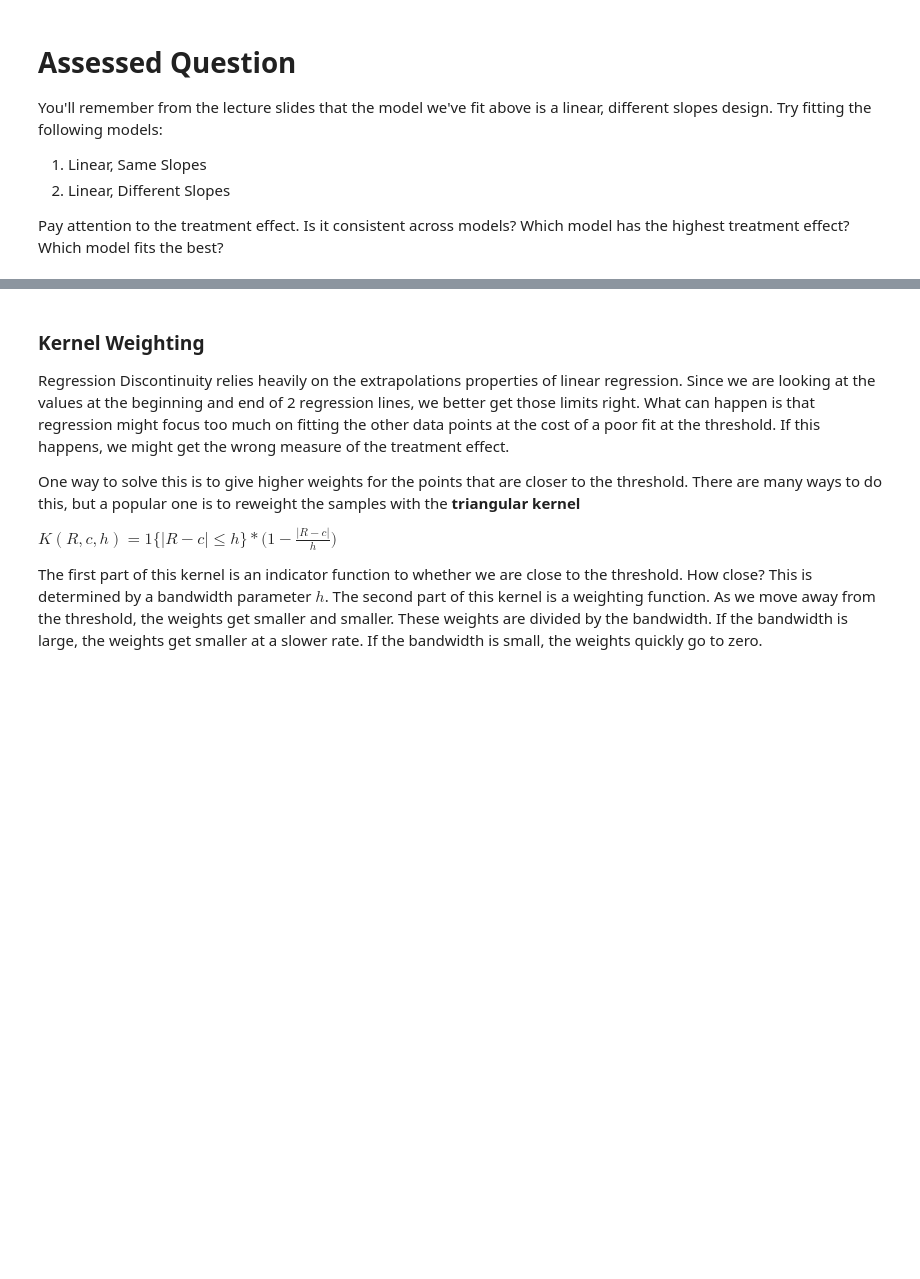
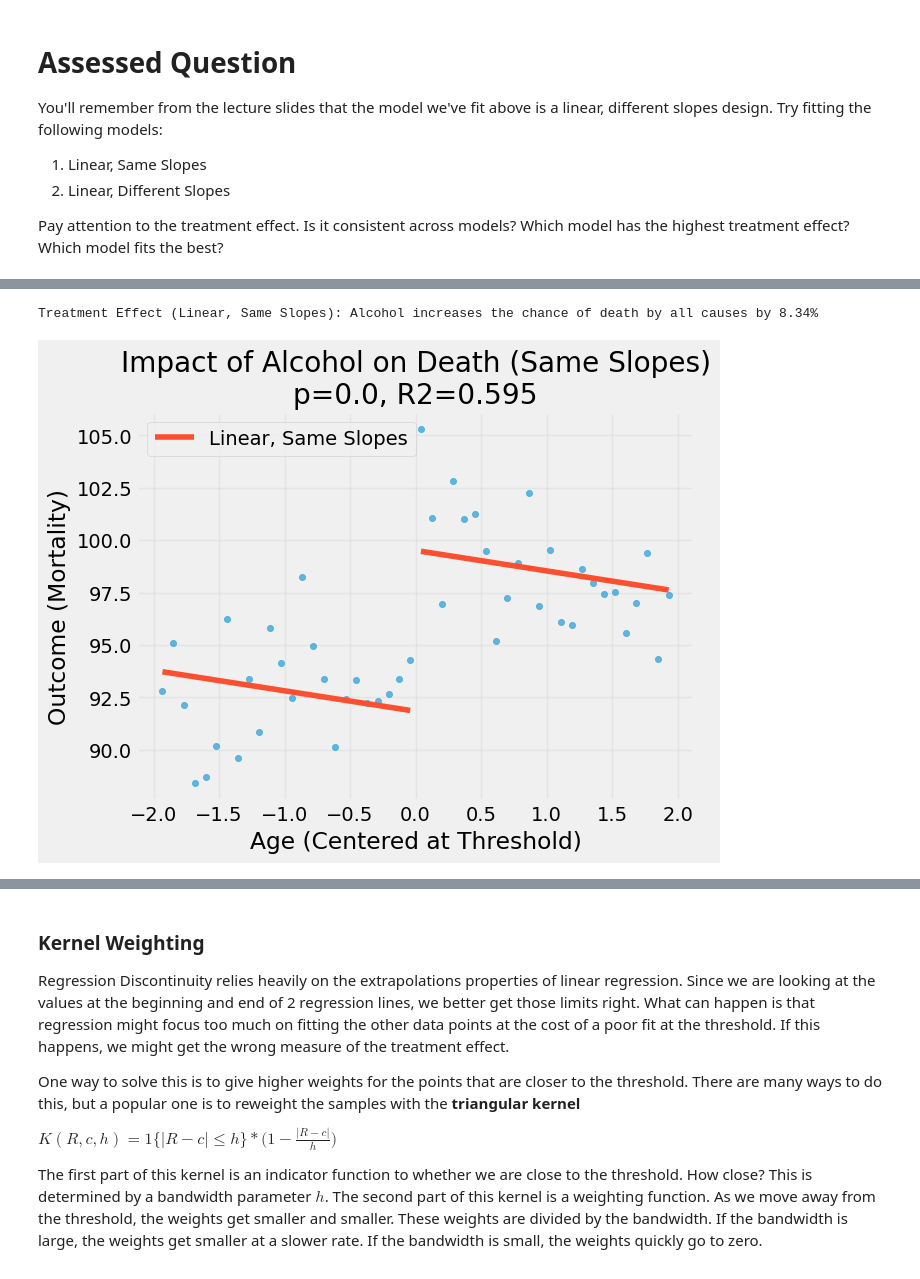
Before and after one commit to yihsun25/QM2, a Jupyter notebook: notebooks/W09. Regression Discontinuity.ipynb, the cells around one changed output, grey strips where cells are left out. Saved outputs shown, nothing was run; the diff lists cells and outputs as text; code cells hidden in the pictures; blank space fills up the shorter version.

```diff
--- a/notebooks/W09. Regression Discontinuity.ipynb
+++ b/notebooks/W09. Regression Discontinuity.ipynb
@@ -236,3 +236,9 @@ You'll remember from the lecture slides that the model we've fit above is a line
 2. Linear, Different Slopes
 
 Pay attention to the treatment effect. Is it consistent across models? Which model has the highest treatment effect? Which model fits the best?
+# %%
+# Model 1: Linear, Same Slopes
+model_same_slopes = smf.wls("all ~ agecell + threshold", rdd_df).fit()
+summary_same_slopes = model_same_slopes.summary()
+
+print(summary_same_slopes)
@@ -238,0 +263,30 @@ Pay attention to the treatment effect. Is it consistent across models? Which mod
+# %%
+ate_same_slopes = 100 * (
+    (model_same_slopes.params["threshold"] + model_same_slopes.params["Intercept"])
+    / model_same_slopes.params["Intercept"]
+    - 1
+)
+print("Treatment Effect (Linear, Same Slopes): Alcohol increases the chance of death by all causes by {}%".format(np.round(ate_same_slopes, 2)))
+# %% [output]
+Treatment Effect (Linear, Same Slopes): Alcohol increases the chance of death by all causes by 8.34%
+# %%
+ax_same_slopes = rdd_df.plot.scatter(x="agecell", y="all", color="C0", alpha=0.6)
+rdd_df.assign(predictions=model_same_slopes.fittedvalues).plot(
+    x="agecell",
+    y="predictions",
+    ax=ax_same_slopes,
+    color="C1",
+    label="Linear, Same Slopes",
+)
+plt.title(
+    f"Impact of Alcohol on Death (Same Slopes)\n"
+    f"p={np.round(model_same_slopes.pvalues['threshold'], 3)}, "
+    f"R2={np.round(model_same_slopes.rsquared, 3)}"
+)
+plt.xlabel("Age (Centered at Threshold)")
+plt.ylabel("Outcome (Mortality)")
+plt.legend()
+plt.grid(alpha=0.3)
+plt.show()
+# %% [output]
+[figure, added]
```
Also changed, not shown: parts of 8 cells of this notebook.
